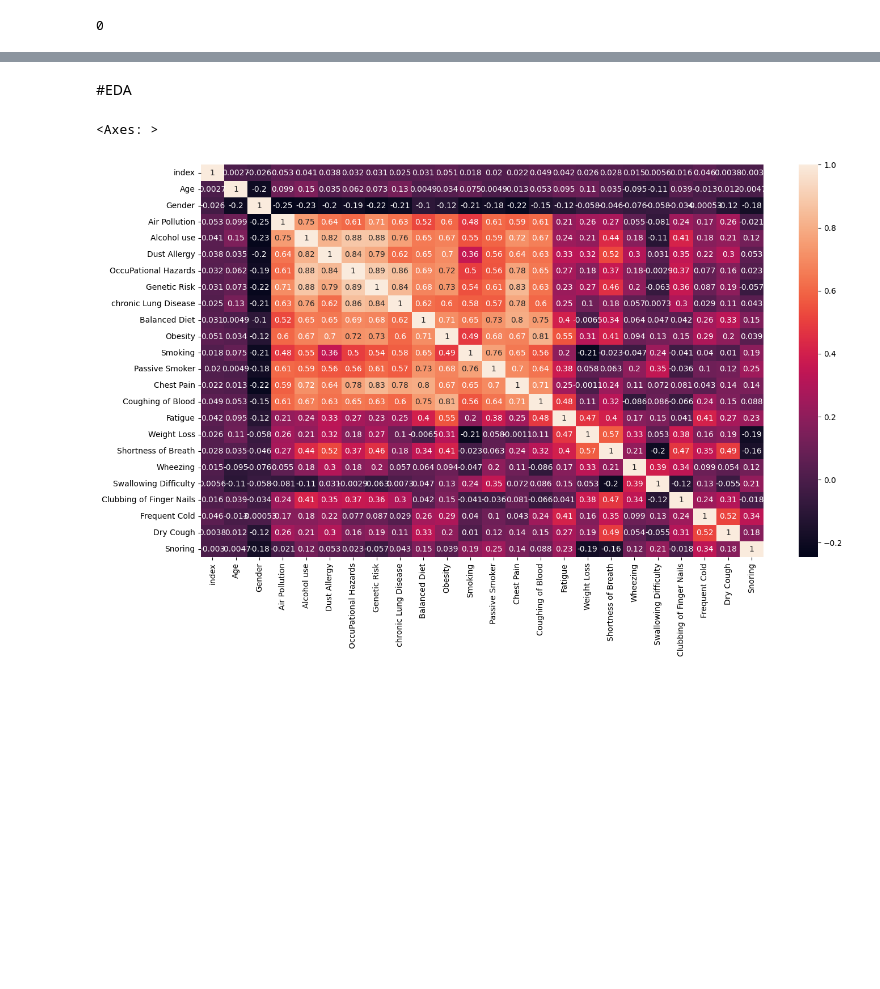
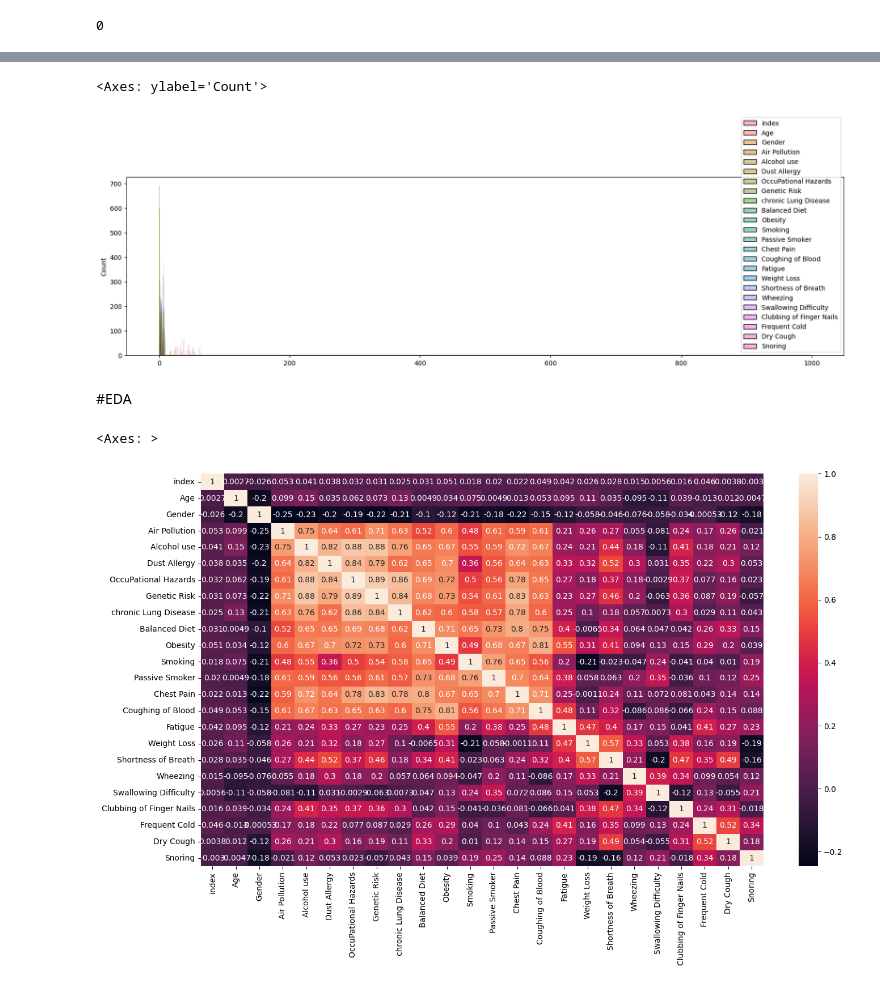
Before and after one commit to Danie110001001109192912/Cancer_prediction, a Jupyter notebook: lung_cancer_prediction.ipynb, the cells around one changed output, grey strips where cells are left out. Saved outputs shown, nothing was run; the diff lists cells and outputs as text; code cells hidden in the pictures; blank space fills up the shorter version.

```diff
--- a/lung_cancer_prediction.ipynb
+++ b/lung_cancer_prediction.ipynb
@@ -107,3 +170,10 @@ pasc['Patient Id'].duplicated().sum()
+# %%
+plt.figure( figsize = (20,5))
+# plt.xticks(rotation=90)
+sns.histplot(pasc)
+# %% [output]
+<Axes: ylabel='Count'>
+[figure, added]
 # %% [markdown]
 #EDA
 # %%
```
Also changed, not shown: parts of 32 cells of this notebook.
